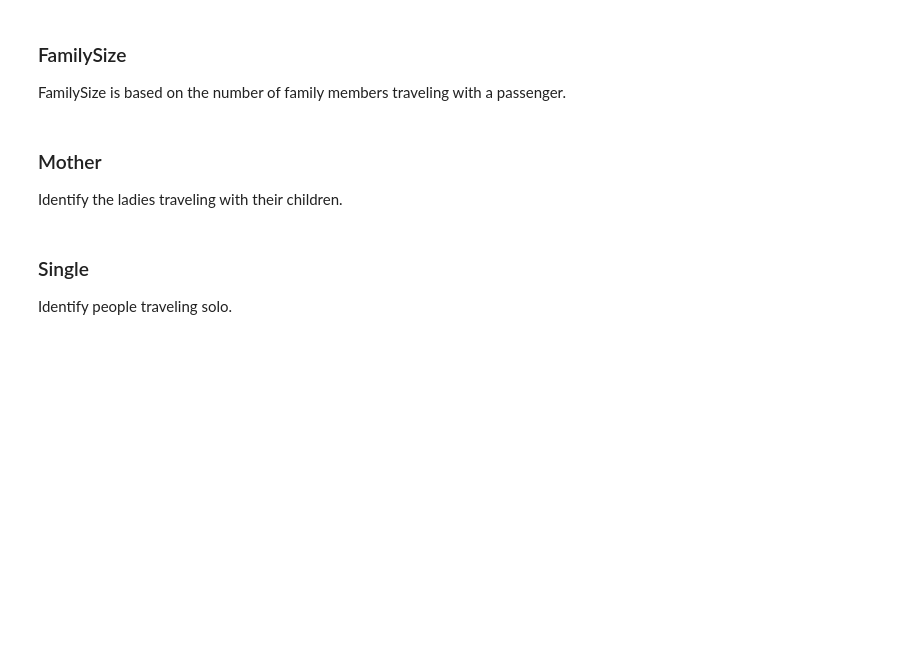
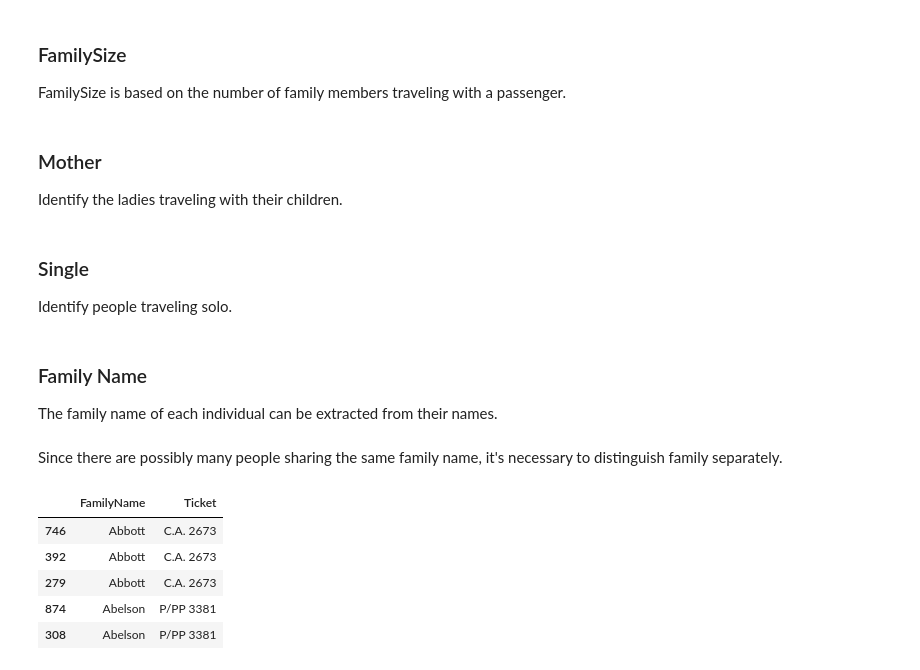
Before and after one commit to hueykwik/titanic, a Jupyter notebook: Lasso and Ridge Implementation in Python.ipynb, the cells around one changed output. Cells and saved outputs as stored; diff of their text form; code cells hidden in the pictures; blank space fills up the shorter version.

```diff
--- a/Lasso and Ridge Implementation in Python.ipynb
+++ b/Lasso and Ridge Implementation in Python.ipynb
@@ -227,0 +228,3 @@ all_titanic['Single'] = (all_titanic['SibSp'] + all_titanic['Parch'] + 1)
+# %% [markdown]
+### Family Name
+The family name of each individual can be extracted from their names.
@@ -227,0 +233,13 @@ all_titanic['Single'] = (all_titanic['SibSp'] + all_titanic['Parch'] + 1)
+# %% [markdown]
+Since there are possibly many people sharing the same family name, it's necessary to distinguish family separately.
+# %%
+family_ticket = all_titanic.loc[all_titanic['Single'] == 0, ['FamilyName', 'Ticket']]
+family_ticket = family_ticket.sort_values('FamilyName')
+family_ticket.head()
+# %% [output]
+|  | FamilyName | Ticket |
+| 746 | Abbott | C.A. 2673 |
+| 392 | Abbott | C.A. 2673 |
+| 279 | Abbott | C.A. 2673 |
+| 874 | Abelson | P/PP 3381 |
+| 308 | Abelson | P/PP 3381 |
```
Also changed, not shown: parts of 6 cells of this notebook.
